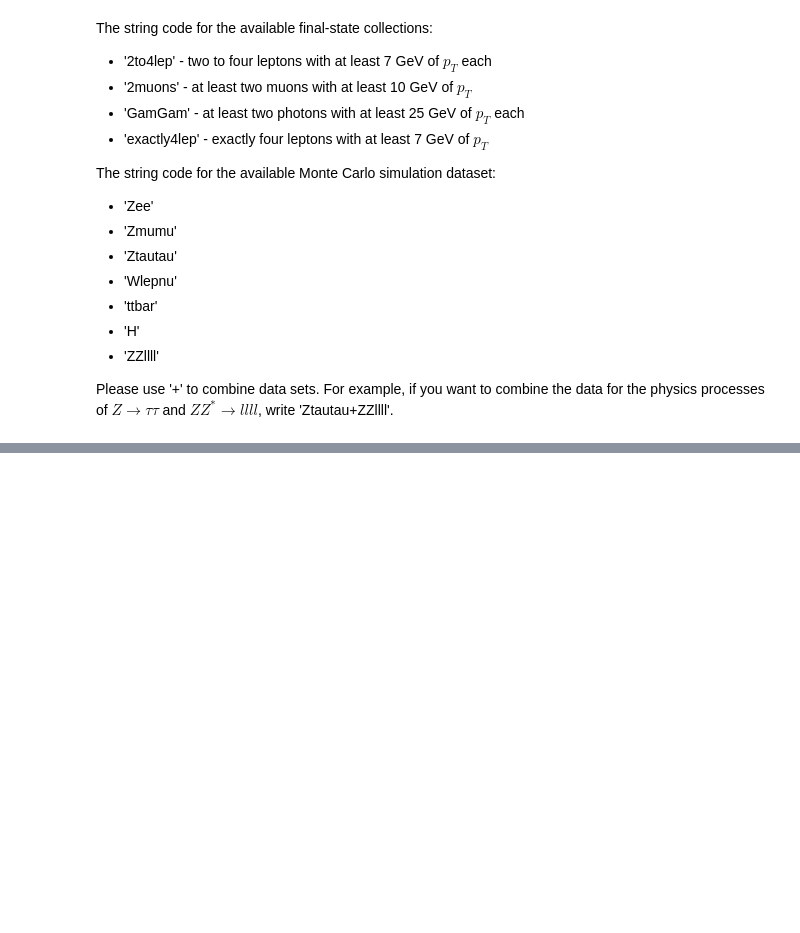
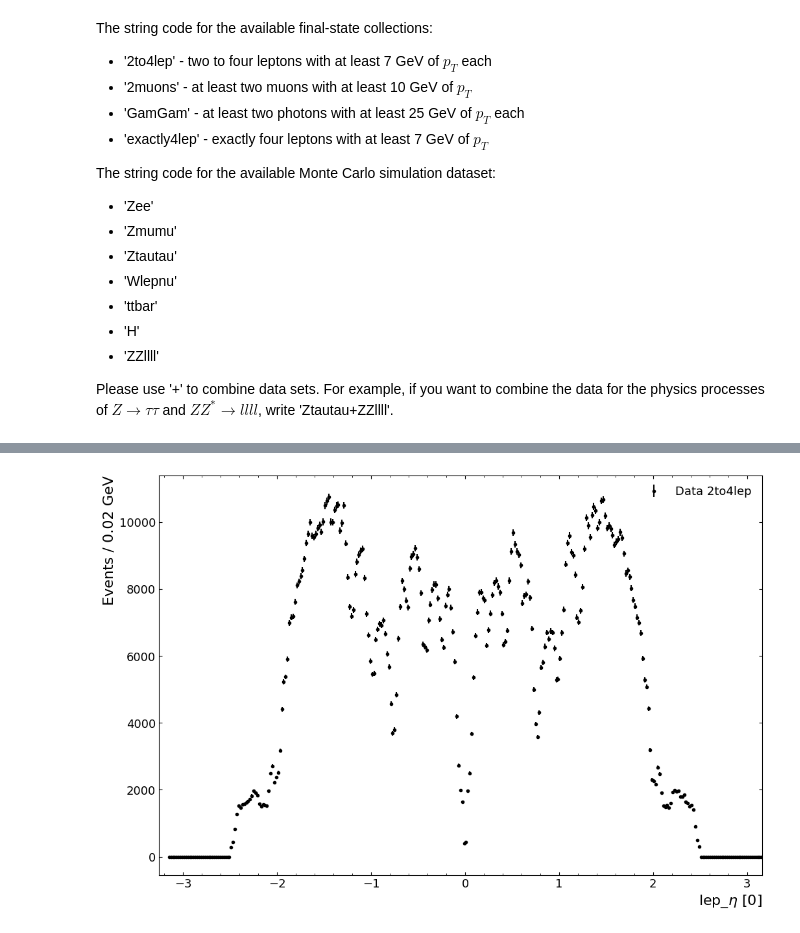
Before and after one commit to eudorayxy/intern-atlas-test, a Jupyter notebook: Yooooooooo/YouCanDoIt.ipynb, the cells around one changed output, grey strips where cells are left out. Saved outputs shown, nothing was run; the diff lists cells and outputs as text; code cells hidden in the pictures; blank space fills up the shorter version.

```diff
--- a/Yooooooooo/YouCanDoIt.ipynb
+++ b/Yooooooooo/YouCanDoIt.ipynb
@@ -188,6 +194,0 @@ all_data['Signal $Z\\rightarrow\\mu\\mu$']
-# %%
-import pickle
-
-# Save all_data to file
-with open("all_data.pkl", "wb") as f:
-    pickle.dump(all_data, f)
@@ -207,0 +250,14 @@ fig, ax = plot_histogram(all_data, 'mass',
+# %%
+with open(f"pkl/{pickle_output_file}.pkl", "wb") as f:
+    pickle.dump(all_data, f)
+# %%
+with open(f"pkl/{pickle_output_file}.pkl", "rb") as f:
+    loaded_data = pickle.load(f)
+# %%
+fig, ax = plot_histogram(loaded_data, 'lep_eta', colors_input,
+                         xmin, xmax,
+                         step_size,
+                         'lep_$\eta$ [0]', scalar_variable=False,
+                         y_label='Events / ',
+                         marker='.', label_fontsize=16, title='')
+# %% [output]
@@ -208,2 +265,3 @@ fig, ax = plot_histogram(all_data, 'mass',
+[figure, added]
 # %%
 fig.savefig('histogram.png')
```
Also changed, not shown: parts of 26 cells of this notebook.
